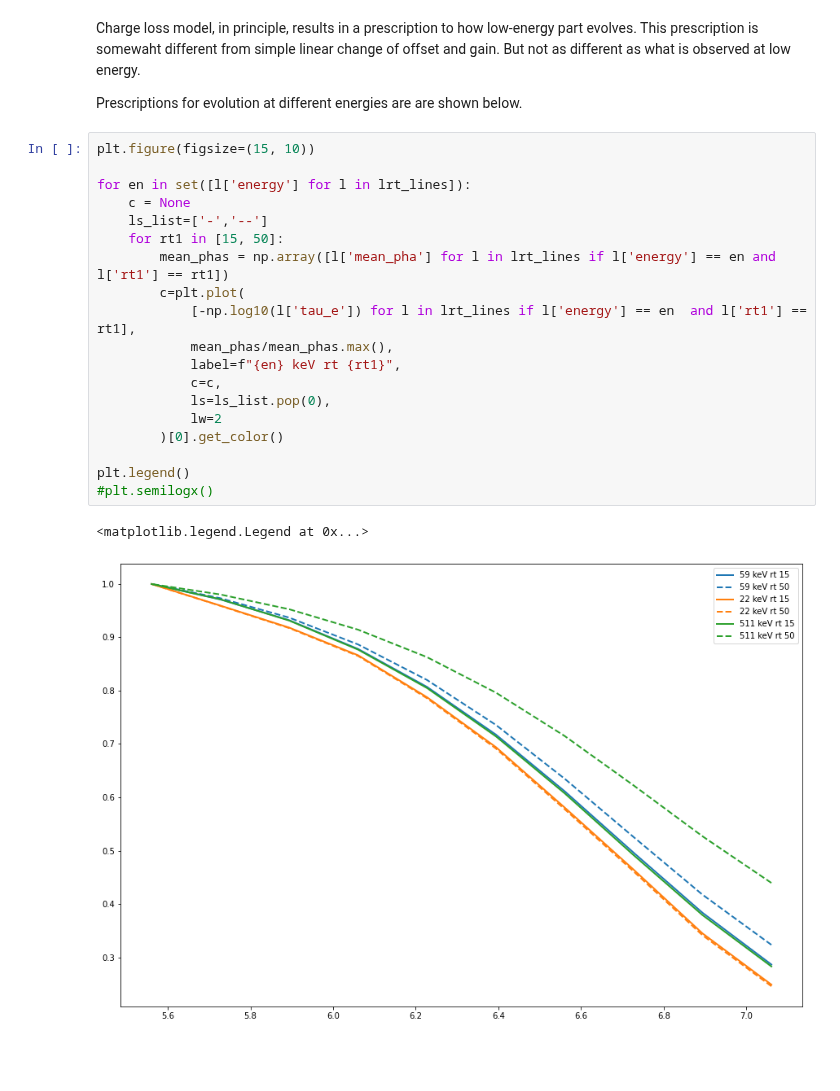
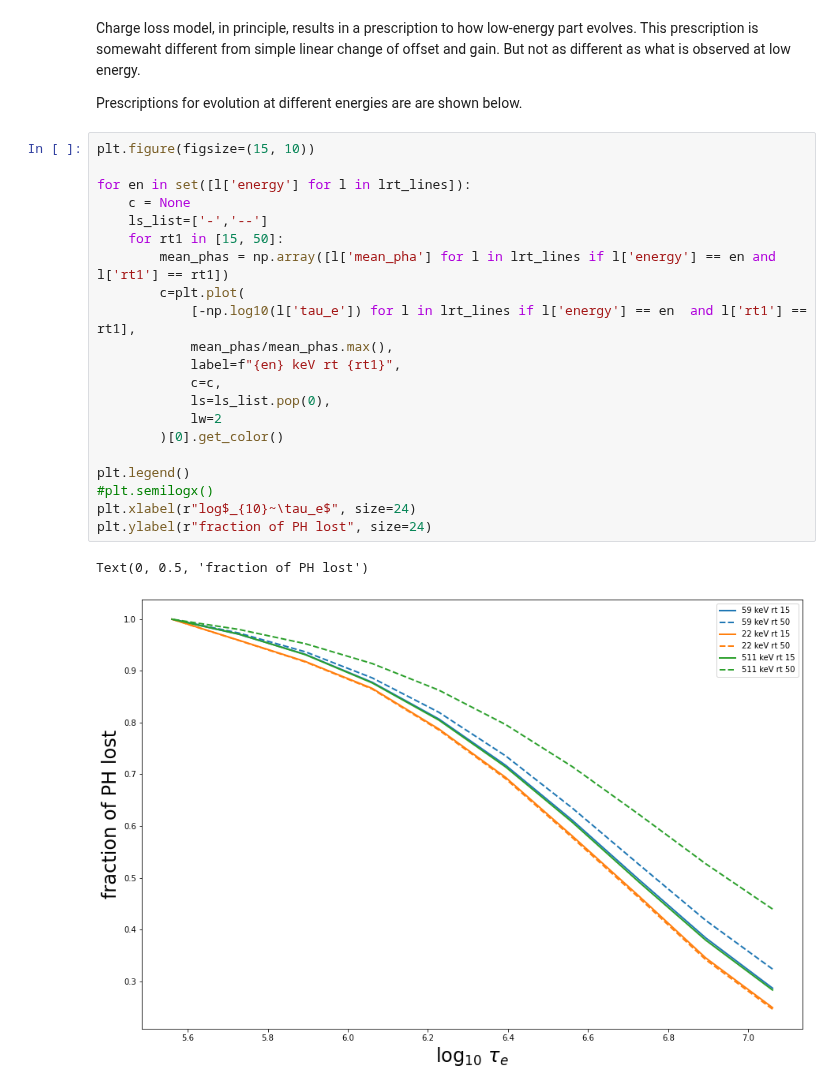
Before and after one commit to volodymyrss/integral-ibis-isgri-le-response, a Jupyter notebook: readme.ipynb, the cells around one changed output. Saved outputs shown, nothing was run; the diff lists cells and outputs as text; blank space fills up the shorter version.

```diff
--- a/readme.ipynb
+++ b/readme.ipynb
@@ -190,23 +194,25 @@ Prescriptions for evolution at different energies are are shown below.
 # %%
 plt.figure(figsize=(15, 10))
 
 for en in set([l['energy'] for l in lrt_lines]):
     c = None
     ls_list=['-','--']
     for rt1 in [15, 50]:
         mean_phas = np.array([l['mean_pha'] for l in lrt_lines if l['energy'] == en and l['rt1'] == rt1])
         c=plt.plot(
             [-np.log10(l['tau_e']) for l in lrt_lines if l['energy'] == en  and l['rt1'] == rt1],
             mean_phas/mean_phas.max(),
             label=f"{en} keV rt {rt1}",
             c=c,
             ls=ls_list.pop(0),
             lw=2
         )[0].get_color()
 
 plt.legend()
 #plt.semilogx()
+plt.xlabel(r"log$_{10}~\tau_e$", size=24)
+plt.ylabel(r"fraction of PH lost", size=24)
 # %% [output]
-<matplotlib.legend.Legend at 0x...>
+Text(0, 0.5, 'fraction of PH lost')
-[figure, old version]
+[figure, new version]
 # %% [markdown]
```
Also changed, not shown: parts of 15 cells of this notebook.
